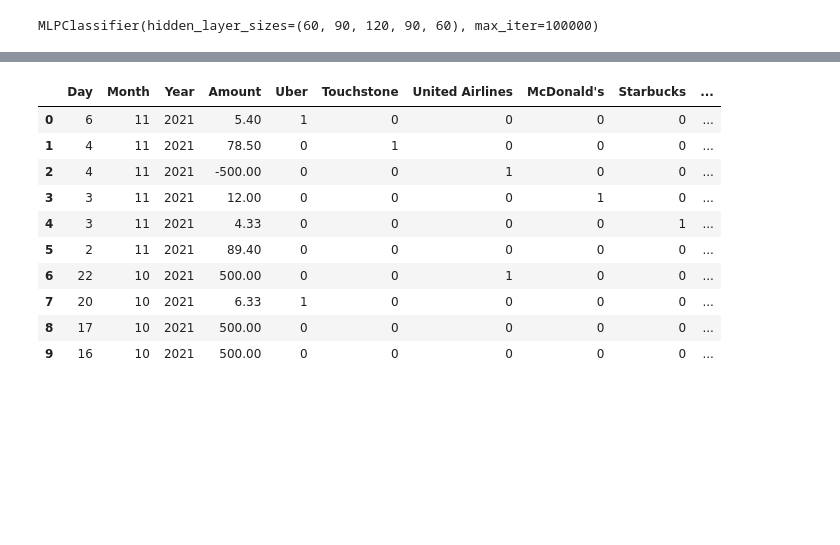
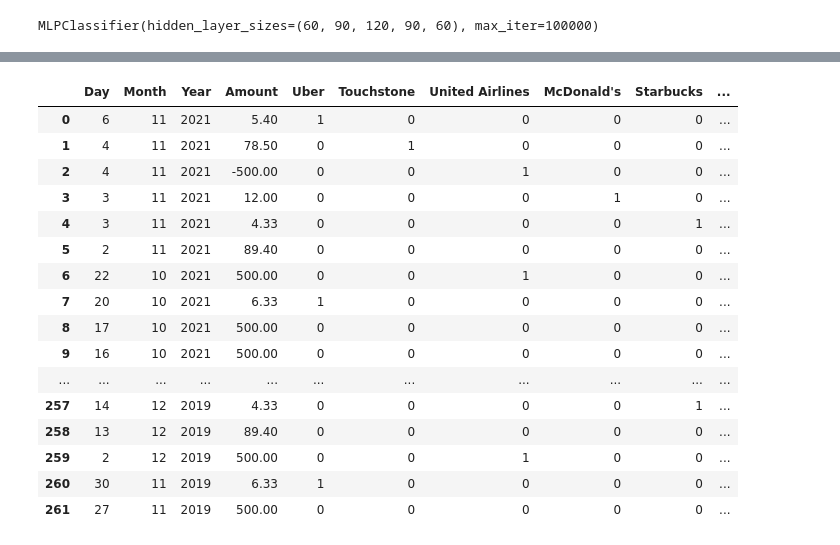
Before and after one commit to aaronjpotter93/BigBen, a Jupyter notebook: ai/my_nn.ipynb, the cells around one changed output, grey strips where cells are left out. Saved outputs shown, nothing was run; the diff lists cells and outputs as text; code cells hidden in the pictures; blank space fills up the shorter version.

```diff
--- a/ai/my_nn.ipynb
+++ b/ai/my_nn.ipynb
@@ -205,20 +155,26 @@ DataPoint:  261 prediction:  4 actual:  7 confidence:  [0.00000000e+000 0.000000
 # %%
 # Read excel file into pandas dataframe
 small_batch = pd.read_excel('small_batch.xlsx')
-small_batch = transactions[:10]
+small_batch = transactions
 small_batch
 # %% [output]
 |  | Day | Month | Year | Amount | Uber | Touchstone | United Airlines | McDonald's | Starbucks | ... |
 | 0 | 6 | 11 | 2021 | 5.40 | 1 | 0 | 0 | 0 | 0 | ... |
 | 1 | 4 | 11 | 2021 | 78.50 | 0 | 1 | 0 | 0 | 0 | ... |
 | 2 | 4 | 11 | 2021 | -500.00 | 0 | 0 | 1 | 0 | 0 | ... |
 | 3 | 3 | 11 | 2021 | 12.00 | 0 | 0 | 0 | 1 | 0 | ... |
 | 4 | 3 | 11 | 2021 | 4.33 | 0 | 0 | 0 | 0 | 1 | ... |
 | 5 | 2 | 11 | 2021 | 89.40 | 0 | 0 | 0 | 0 | 0 | ... |
 | 6 | 22 | 10 | 2021 | 500.00 | 0 | 0 | 1 | 0 | 0 | ... |
 | 7 | 20 | 10 | 2021 | 6.33 | 1 | 0 | 0 | 0 | 0 | ... |
 | 8 | 17 | 10 | 2021 | 500.00 | 0 | 0 | 0 | 0 | 0 | ... |
 | 9 | 16 | 10 | 2021 | 500.00 | 0 | 0 | 0 | 0 | 0 | ... |
+| ... | ... | ... | ... | ... | ... | ... | ... | ... | ... | ... |
+| 257 | 14 | 12 | 2019 | 4.33 | 0 | 0 | 0 | 0 | 1 | ... |
+| 258 | 13 | 12 | 2019 | 89.40 | 0 | 0 | 0 | 0 | 0 | ... |
+| 259 | 2 | 12 | 2019 | 500.00 | 0 | 0 | 1 | 0 | 0 | ... |
+| 260 | 30 | 11 | 2019 | 6.33 | 1 | 0 | 0 | 0 | 0 | ... |
+| 261 | 27 | 11 | 2019 | 500.00 | 0 | 0 | 0 | 0 | 0 | ... |
 # %%
 # Separate Label from transaction
 X = small_batch.drop('Categories', axis=1)
```
Also changed, not shown: parts of 16 cells of this notebook, 1 other file.
